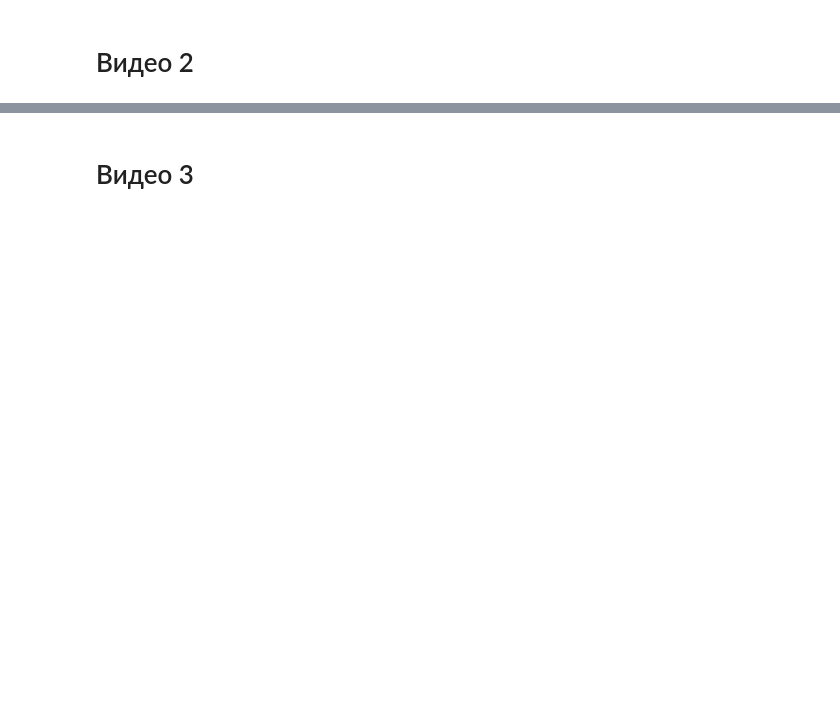
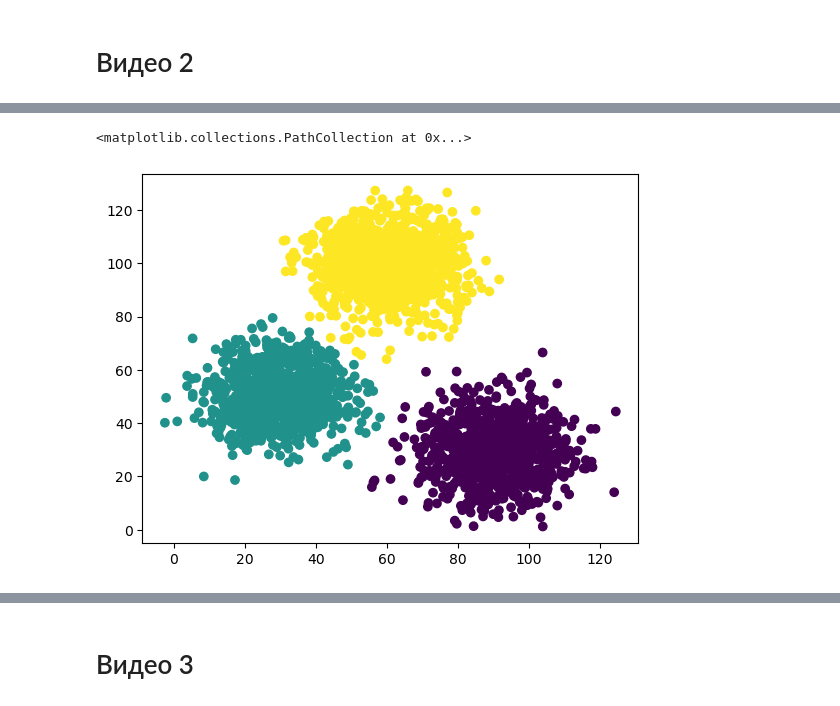
Before and after one commit to Fennec120/ds_junior, a Jupyter notebook: module_14/14.2 Скринкаст. Интерпретация.ipynb, the cells around one changed output, grey strips where cells are left out. Saved outputs shown, nothing was run; the diff lists cells and outputs as text; code cells hidden in the pictures; blank space fills up the shorter version.

```diff
--- a/module_14/14.2 Скринкаст. Интерпретация.ipynb
+++ b/module_14/14.2 Скринкаст. Интерпретация.ipynb
@@ -36,5 +36,5 @@ import matplotlib.pyplot as plt
 import seaborn as sns
 %matplotlib inline
 # %%
-df = pd.read_csv('data.csv')
+df = pd.read_csv('14.2 data.csv')
 df.head()
@@ -41,5 +48,8 @@ df.head()
 # %%
-sns.scatterplot(df['Sum'], df['Days'], hue=df['Color'])
+plt.scatter(df['Sum'], df['Days'], c=df.Color)#, hue=df['Color'])
+# %% [output]
+<matplotlib.collections.PathCollection at 0x...>
+[figure, added]
 # %%
 features = ['Sum', 'Days']
 
```
Also changed, not shown: parts of 5 cells of this notebook, 1 other file.
